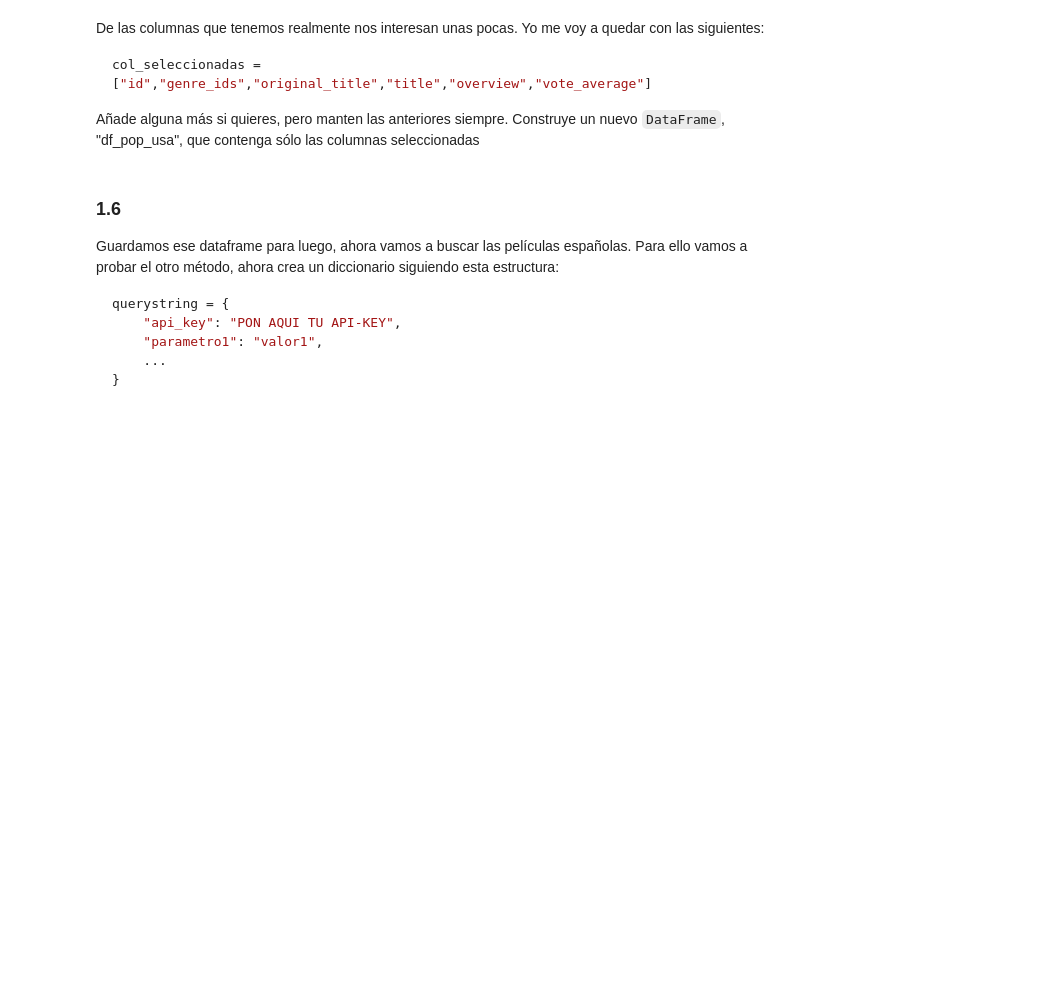
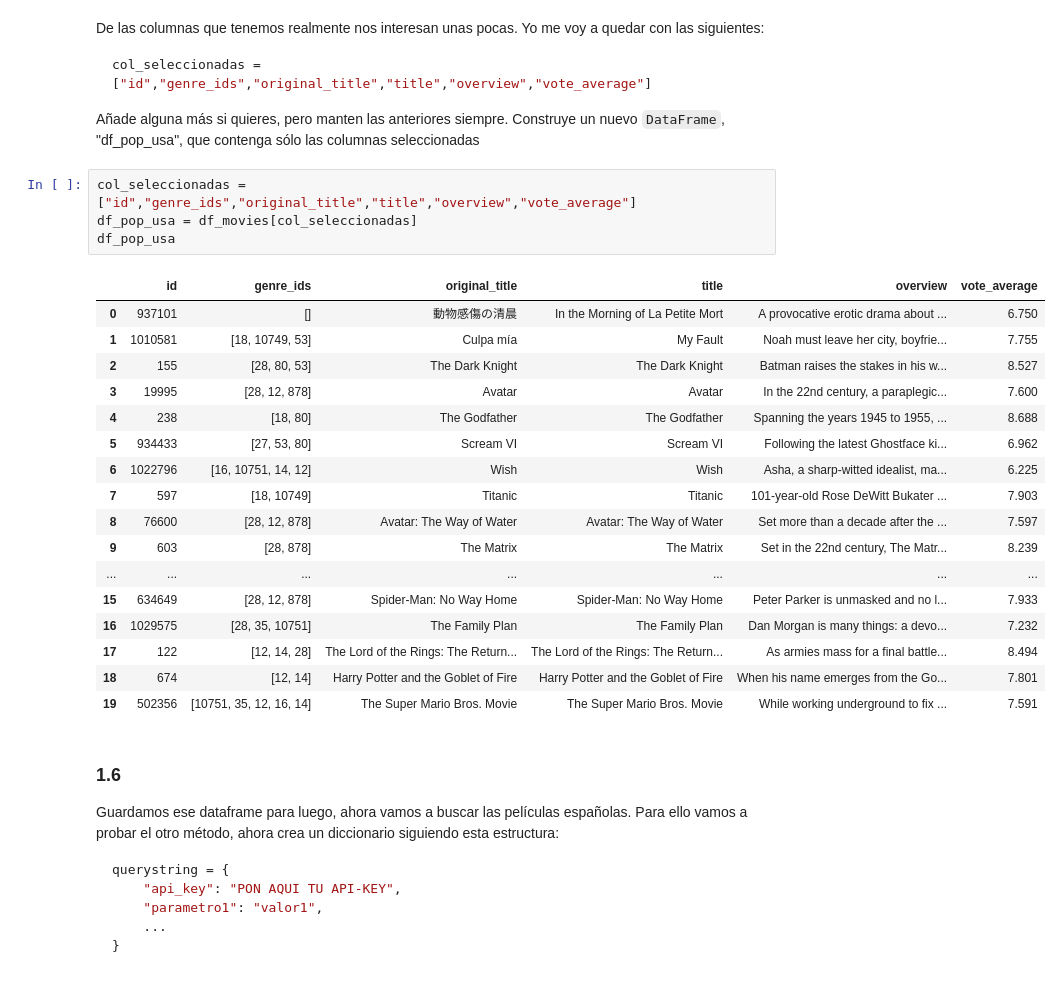
Before and after one commit to uxuearamburu/Data-Science, a Jupyter notebook: 03_Data_Analysis/Sprint_06/Unidad_02_Procesado_Datos_Externos_Web_Scraping_APIs/03_Practica_Obligatoria/18_Practica_Obligatoria_Web_Scraping_APIs.ipynb, the cells around one changed output. Drawn from its saved outputs; the diff is of its cells as text; blank space fills up the shorter version.

````diff
--- a/03_Data_Analysis/Sprint_06/Unidad_02_Procesado_Datos_Externos_Web_Scraping_APIs/03_Practica_Obligatoria/18_Practica_Obligatoria_Web_Scraping_APIs.ipynb
+++ b/03_Data_Analysis/Sprint_06/Unidad_02_Procesado_Datos_Externos_Web_Scraping_APIs/03_Practica_Obligatoria/18_Practica_Obligatoria_Web_Scraping_APIs.ipynb
@@ -98,6 +152,28 @@ col_seleccionadas = ["id","genre_ids","original_title","title","overview","vote_
 ```
 
 Añade alguna más si quieres, pero manten las anteriores siempre. Construye un nuevo `DataFrame`, "df_pop_usa", que contenga sólo las columnas seleccionadas
+# %%
+col_seleccionadas = ["id","genre_ids","original_title","title","overview","vote_average"]
+df_pop_usa = df_movies[col_seleccionadas]
+df_pop_usa
+# %% [output]
+|  | id | genre_ids | original_title | title | overview | vote_average |
+| 0 | 937101 | [] | 動物感傷の清晨 | In the Morning of La Petite Mort | A provocative erotic drama about ... | 6.750 |
+| 1 | 1010581 | [18, 10749, 53] | Culpa mía | My Fault | Noah must leave her city, boyfrie... | 7.755 |
+| 2 | 155 | [28, 80, 53] | The Dark Knight | The Dark Knight | Batman raises the stakes in his w... | 8.527 |
+| 3 | 19995 | [28, 12, 878] | Avatar | Avatar | In the 22nd century, a paraplegic... | 7.600 |
+| 4 | 238 | [18, 80] | The Godfather | The Godfather | Spanning the years 1945 to 1955, ... | 8.688 |
+| 5 | 934433 | [27, 53, 80] | Scream VI | Scream VI | Following the latest Ghostface ki... | 6.962 |
+| 6 | 1022796 | [16, 10751, 14, 12] | Wish | Wish | Asha, a sharp-witted idealist, ma... | 6.225 |
+| 7 | 597 | [18, 10749] | Titanic | Titanic | 101-year-old Rose DeWitt Bukater ... | 7.903 |
+| 8 | 76600 | [28, 12, 878] | Avatar: The Way of Water | Avatar: The Way of Water | Set more than a decade after the ... | 7.597 |
+| 9 | 603 | [28, 878] | The Matrix | The Matrix | Set in the 22nd century, The Matr... | 8.239 |
+| ... | ... | ... | ... | ... | ... | ... |
+| 15 | 634649 | [28, 12, 878] | Spider-Man: No Way Home | Spider-Man: No Way Home | Peter Parker is unmasked and no l... | 7.933 |
+| 16 | 1029575 | [28, 35, 10751] | The Family Plan | The Family Plan | Dan Morgan is many things: a devo... | 7.232 |
+| 17 | 122 | [12, 14, 28] | The Lord of the Rings: The Return... | The Lord of the Rings: The Return... | As armies mass for a final battle... | 8.494 |
+| 18 | 674 | [12, 14] | Harry Potter and the Goblet of Fire | Harry Potter and the Goblet of Fire | When his name emerges from the Go... | 7.801 |
+| 19 | 502356 | [10751, 35, 12, 16, 14] | The Super Mario Bros. Movie | The Super Mario Bros. Movie | While working underground to fix ... | 7.591 |
 # %% [markdown]
 ### 1.6
 
````
Also changed, not shown: parts of 10 cells of this notebook.
